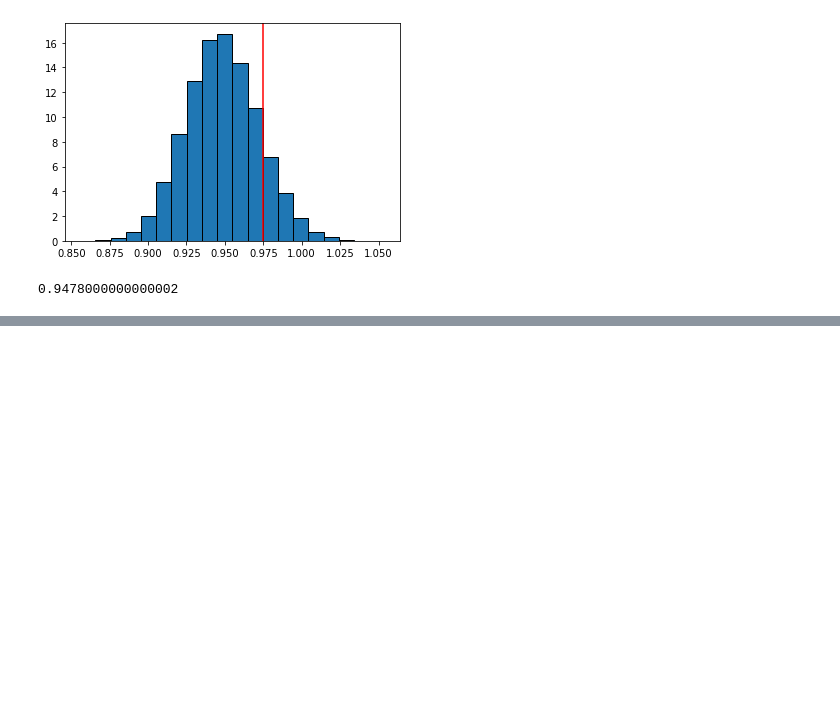
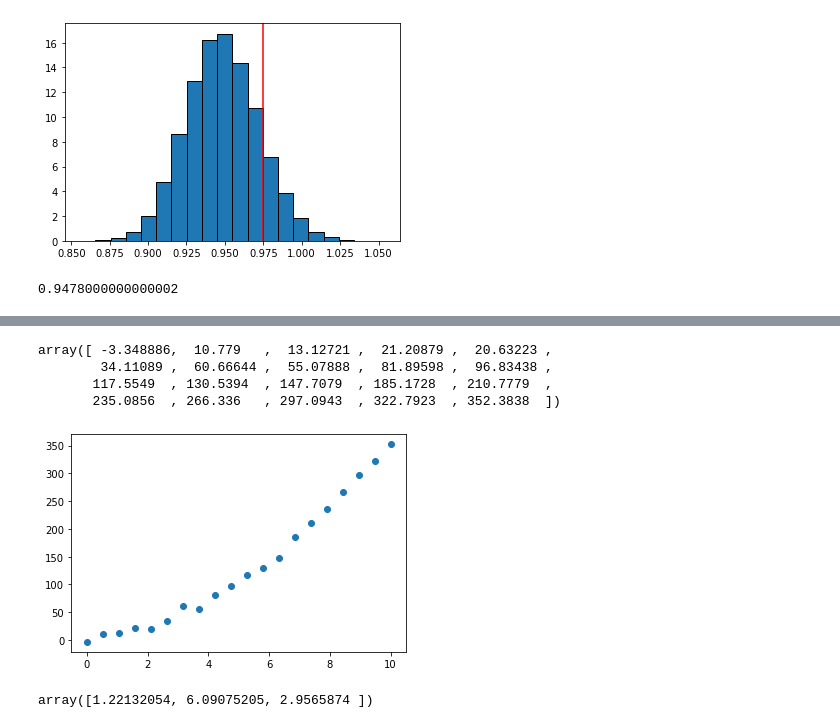
Before and after one commit to florez/Estadistica_Herramientas, a Jupyter notebook: Sesion6/Bootstrapping.ipynb, the cells around one changed output, grey strips where cells are left out. Saved outputs shown, nothing was run; the diff lists cells and outputs as text; code cells hidden in the pictures; blank space fills up the shorter version.

```diff
--- a/Sesion6/Bootstrapping.ipynb
+++ b/Sesion6/Bootstrapping.ipynb
@@ -48,0 +83,9 @@ file = '../Data/Sesion6/MinimosCuadratico.txt'
+# %%
+plt.scatter(x,y)
+y
+# %% [output]
+array([ -3.348886,  10.779   ,  13.12721 ,  21.20879 ,  20.63223 ,
+        34.11089 ,  60.66644 ,  55.07888 ,  81.89598 ,  96.83438 ,
+       117.5549  , 130.5394  , 147.7079  , 185.1728  , 210.7779  ,
+       235.0856  , 266.336   , 297.0943  , 322.7923  , 352.3838  ])
+[figure, added]
@@ -48,0 +110,6 @@ file = '../Data/Sesion6/MinimosCuadratico.txt'
+# %%
+n = 3
+p = Fit(x,y,n=n)
+p
+# %% [output]
+array([1.22132054, 6.09075205, 2.9565874 ])
```
Also changed, not shown: parts of 22 cells of this notebook.
